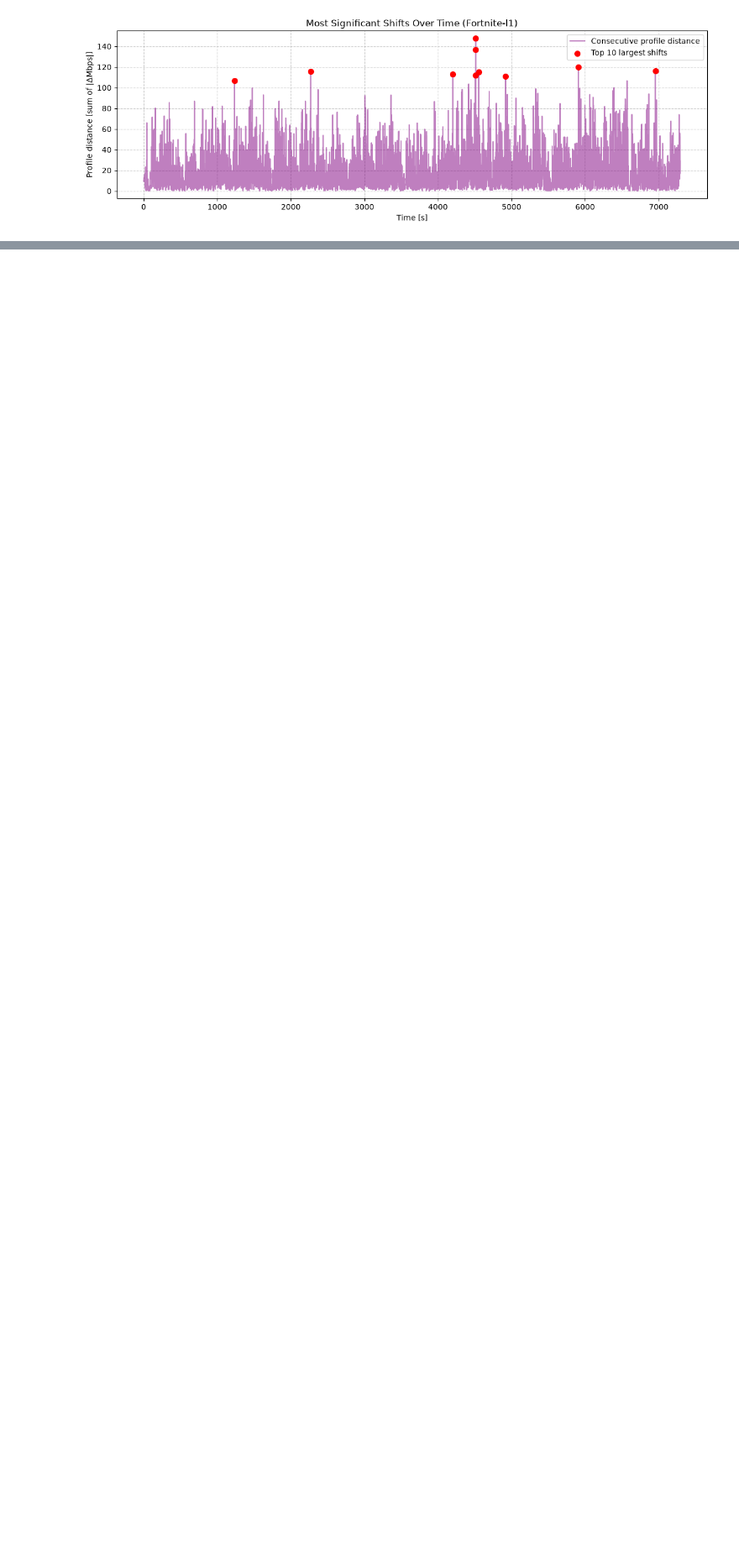
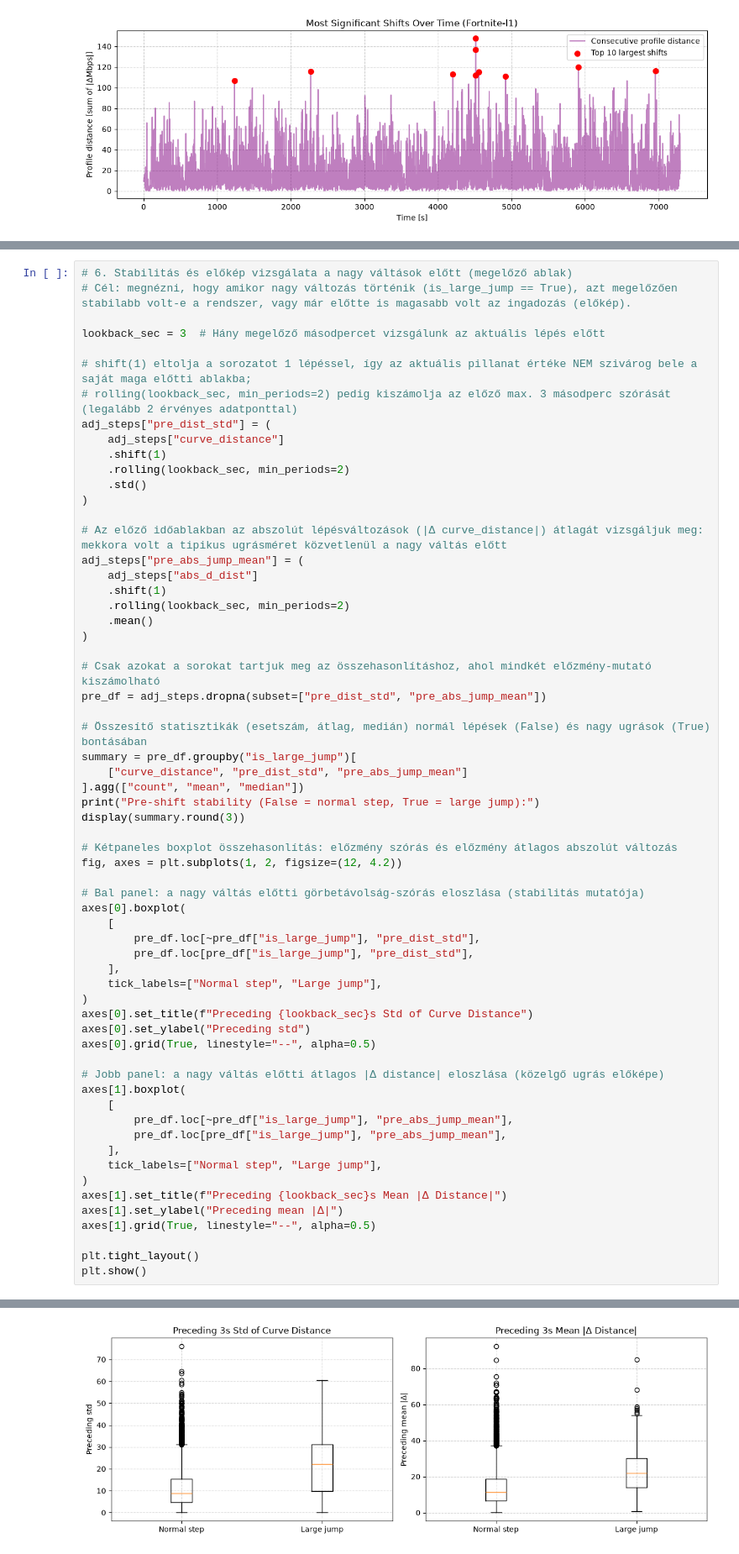
Before and after one commit to Michiru125/vmaf-throughput-scc-analysis, a Jupyter notebook: vmaf_throughput_analysis.ipynb, the cells around one changed output, grey strips where cells are left out. Shown at 84% size. Drawn from its saved outputs; the diff is of its cells as text; blank space fills up the shorter version.

```diff
--- a/vmaf_throughput_analysis.ipynb
+++ b/vmaf_throughput_analysis.ipynb
@@ -386,0 +439,63 @@ A 10 legnagyobb egymást követő profilváltozás:
+# %%
+# 6. Stabilitás és előkép vizsgálata a nagy váltások előtt (megelőző ablak)
+# Cél: megnézni, hogy amikor nagy változás történik (is_large_jump == True), azt megelőzően stabilabb volt-e a rendszer, vagy már előtte is magasabb volt az ingadozás (előkép).
+
+lookback_sec = 3  # Hány megelőző másodpercet vizsgálunk az aktuális lépés előtt
+
+# shift(1) eltolja a sorozatot 1 lépéssel, így az aktuális pillanat értéke NEM szivárog bele a saját maga előtti ablakba;
+# rolling(lookback_sec, min_periods=2) pedig kiszámolja az előző max. 3 másodperc szórását (legalább 2 érvényes adatponttal)
+adj_steps["pre_dist_std"] = (
+    adj_steps["curve_distance"]
+    .shift(1)
+    .rolling(lookback_sec, min_periods=2)
+    .std()
+)
+
+# Az előző időablakban az abszolút lépésváltozások (|Δ curve_distance|) átlagát vizsgáljuk meg: mekkora volt a tipikus ugrásméret közvetlenül a nagy váltás előtt
+adj_steps["pre_abs_jump_mean"] = (
+    adj_steps["abs_d_dist"]
+    .shift(1)
+    .rolling(lookback_sec, min_periods=2)
+    .mean()
+)
+
+# Csak azokat a sorokat tartjuk meg az összehasonlításhoz, ahol mindkét előzmény-mutató kiszámolható
+pre_df = adj_steps.dropna(subset=["pre_dist_std", "pre_abs_jump_mean"])
+
+# Összesítő statisztikák (esetszám, átlag, medián) normál lépések (False) és nagy ugrások (True) bontásában
+summary = pre_df.groupby("is_large_jump")[
+    ["curve_distance", "pre_dist_std", "pre_abs_jump_mean"]
+].agg(["count", "mean", "median"])
+print("Pre-shift stability (False = normal step, True = large jump):")
+display(summary.round(3))
+
+# Kétpaneles boxplot összehasonlítás: előzmény szórás és előzmény átlagos abszolút változás
+fig, axes = plt.subplots(1, 2, figsize=(12, 4.2))
+
+# Bal panel: a nagy váltás előtti görbetávolság-szórás eloszlása (stabilitás mutatója)
+axes[0].boxplot(
+    [
+        pre_df.loc[~pre_df["is_large_jump"], "pre_dist_std"],
+        pre_df.loc[pre_df["is_large_jump"], "pre_dist_std"],
+    ],
+    tick_labels=["Normal step", "Large jump"],
+)
+axes[0].set_title(f"Preceding {lookback_sec}s Std of Curve Distance")
+axes[0].set_ylabel("Preceding std")
+axes[0].grid(True, linestyle="--", alpha=0.5)
+
+# Jobb panel: a nagy váltás előtti átlagos |Δ distance| eloszlása (közelgő ugrás előképe)
+axes[1].boxplot(
+    [
+        pre_df.loc[~pre_df["is_large_jump"], "pre_abs_jump_mean"],
+        pre_df.loc[pre_df["is_large_jump"], "pre_abs_jump_mean"],
+    ],
+    tick_labels=["Normal step", "Large jump"],
+)
+axes[1].set_title(f"Preceding {lookback_sec}s Mean |Δ Distance|")
+axes[1].set_ylabel("Preceding mean |Δ|")
+axes[1].grid(True, linestyle="--", alpha=0.5)
+
+plt.tight_layout()
+plt.show()
+# %% [output]
@@ -386,0 +508 @@ A 10 legnagyobb egymást követő profilváltozás:
+[figure, added]
```
Also changed, not shown: parts of 2 cells of this notebook.
